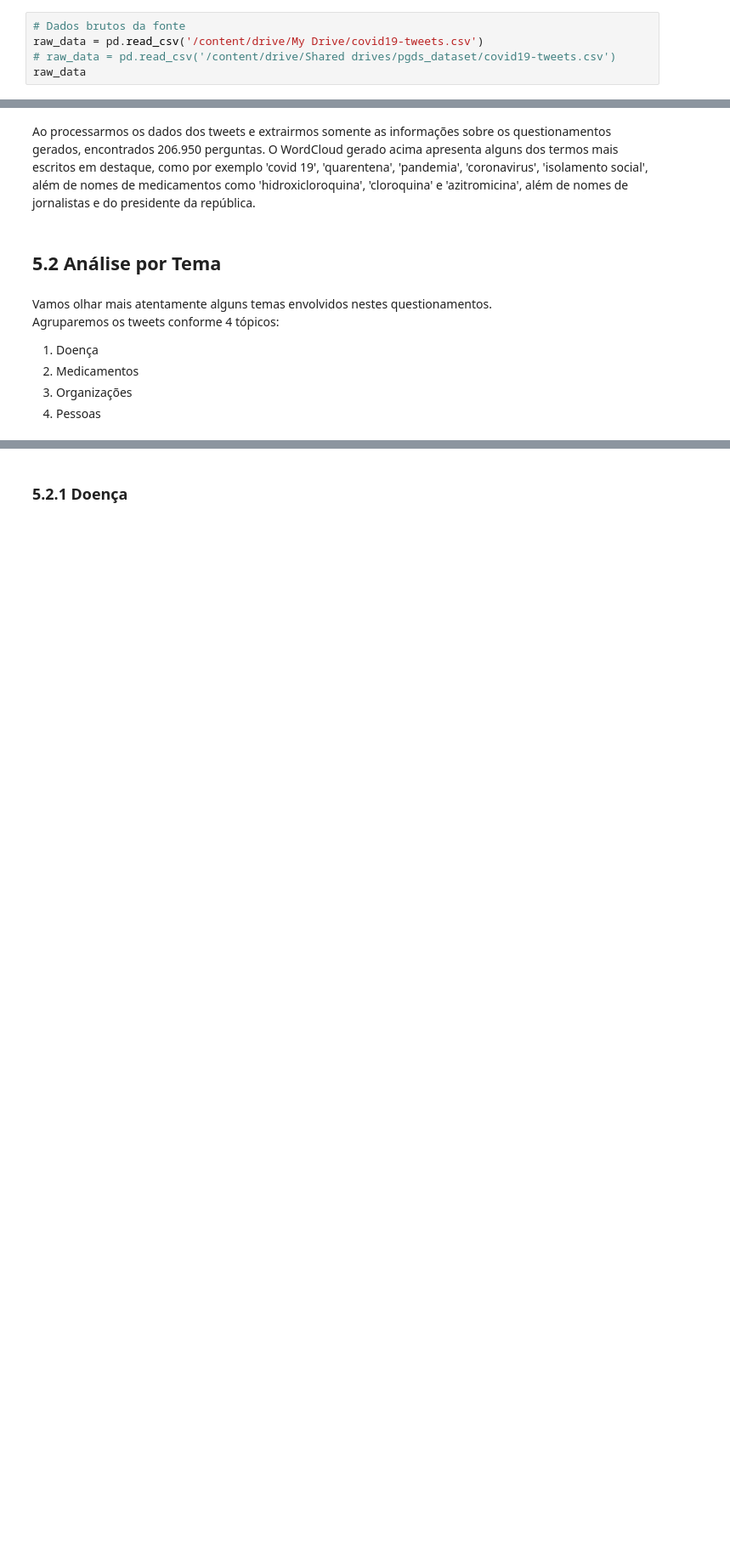
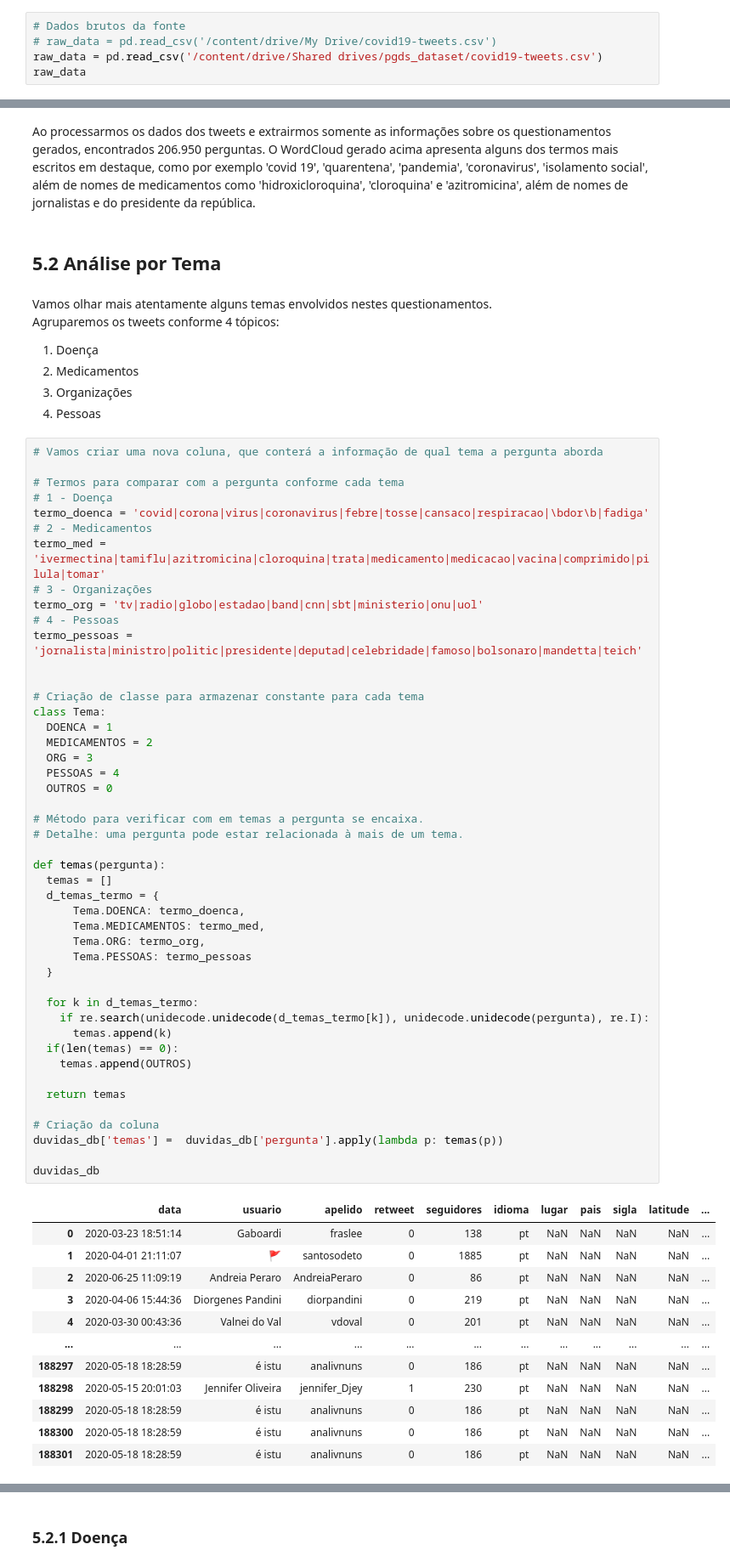
Before and after one commit to patricktapajos/ex-python-ds, a Jupyter notebook: work_covid19_tweets.ipynb, the cells around one changed output, grey strips where cells are left out. Shown at 85% size. Cells and saved outputs as stored; diff of their text form; blank space fills up the shorter version.

```diff
--- a/work_covid19_tweets.ipynb
+++ b/work_covid19_tweets.ipynb
@@ -138,8 +141,8 @@ def gen_group_by_data(df, date_field, format_date):
 Vamos efetuar o carregamento do dataset através do método read_csv, bastando informar o local do arquivo que contém os dados.
 # %%
 # Dados brutos da fonte
-raw_data = pd.read_csv('/content/drive/My Drive/covid19-tweets.csv')
-# raw_data = pd.read_csv('/content/drive/Shared drives/pgds_dataset/covid19-tweets.csv')
+# raw_data = pd.read_csv('/content/drive/My Drive/covid19-tweets.csv')
+raw_data = pd.read_csv('/content/drive/Shared drives/pgds_dataset/covid19-tweets.csv')
 raw_data
 # %% [output]
 |  | data | usuario | apelido | texto | retweet | seguidores | idioma | lugar | pais | sigla | latitude | ... |
@@ -307,3 +310,62 @@ Agruparemos os tweets conforme 4 tópicos:
 2. Medicamentos
 3. Organizações
 4. Pessoas
+# %%
+# Vamos criar uma nova coluna, que conterá a informação de qual tema a pergunta aborda
+
+# Termos para comparar com a pergunta conforme cada tema
+# 1 - Doença
+termo_doenca = 'covid|corona|virus|coronavirus|febre|tosse|cansaco|respiracao|\bdor\b|fadiga'
+# 2 - Medicamentos
+termo_med = 'ivermectina|tamiflu|azitromicina|cloroquina|trata|medicamento|medicacao|vacina|comprimido|pilula|tomar'
+# 3 - Organizações
+termo_org = 'tv|radio|globo|estadao|band|cnn|sbt|ministerio|onu|uol'
+# 4 - Pessoas
+termo_pessoas = 'jornalista|ministro|politic|presidente|deputad|celebridade|famoso|bolsonaro|mandetta|teich'
+
+
+# Criação de classe para armazenar constante para cada tema
+class Tema:
+  DOENCA = 1
+  MEDICAMENTOS = 2
+  ORG = 3
+  PESSOAS = 4
+  OUTROS = 0
+
+# Método para verificar com em temas a pergunta se encaixa.
+# Detalhe: uma pergunta pode estar relacionada à mais de um tema.
+
+def temas(pergunta):
+  temas = []
+  d_temas_termo = {
+      Tema.DOENCA: termo_doenca,
+      Tema.MEDICAMENTOS: termo_med,
+      Tema.ORG: termo_org,
+      Tema.PESSOAS: termo_pessoas
+  }
+
+  for k in d_temas_termo:
+    if re.search(unidecode.unidecode(d_temas_termo[k]), unidecode.unidecode(pergunta), re.I):
+      temas.append(k)
+  if(len(temas) == 0):
+    temas.append(OUTROS)
+
+  return temas
+
+# Criação da coluna
+duvidas_db['temas'] =  duvidas_db['pergunta'].apply(lambda p: temas(p))
+
+duvidas_db
+# %% [output]
+|  | data | usuario | apelido | retweet | seguidores | idioma | lugar | pais | sigla | latitude | ... |
+| 0 | 2020-03-23 18:51:14 | Gaboardi | fraslee | 0 | 138 | pt | NaN | NaN | NaN | NaN | ... |
+| 1 | 2020-04-01 21:11:07 | 🚩 | santosodeto | 0 | 1885 | pt | NaN | NaN | NaN | NaN | ... |
+| 2 | 2020-06-25 11:09:19 | Andreia Peraro | AndreiaPeraro | 0 | 86 | pt | NaN | NaN | NaN | NaN | ... |
+| 3 | 2020-04-06 15:44:36 | Diorgenes Pandini | diorpandini | 0 | 219 | pt | NaN | NaN | NaN | NaN | ... |
+| 4 | 2020-03-30 00:43:36 | Valnei do Val | vdoval | 0 | 201 | pt | NaN | NaN | NaN | NaN | ... |
+| ... | ... | ... | ... | ... | ... | ... | ... | ... | ... | ... | ... |
+| 188297 | 2020-05-18 18:28:59 | é istu | analivnuns | 0 | 186 | pt | NaN | NaN | NaN | NaN | ... |
+| 188298 | 2020-05-15 20:01:03 | Jennifer Oliveira | jennifer_Djey | 1 | 230 | pt | NaN | NaN | NaN | NaN | ... |
+| 188299 | 2020-05-18 18:28:59 | é istu | analivnuns | 0 | 186 | pt | NaN | NaN | NaN | NaN | ... |
+| 188300 | 2020-05-18 18:28:59 | é istu | analivnuns | 0 | 186 | pt | NaN | NaN | NaN | NaN | ... |
+| 188301 | 2020-05-18 18:28:59 | é istu | analivnuns | 0 | 186 | pt | NaN | NaN | NaN | NaN | ... |
```
Also changed, not shown: parts of 15 cells of this notebook.
